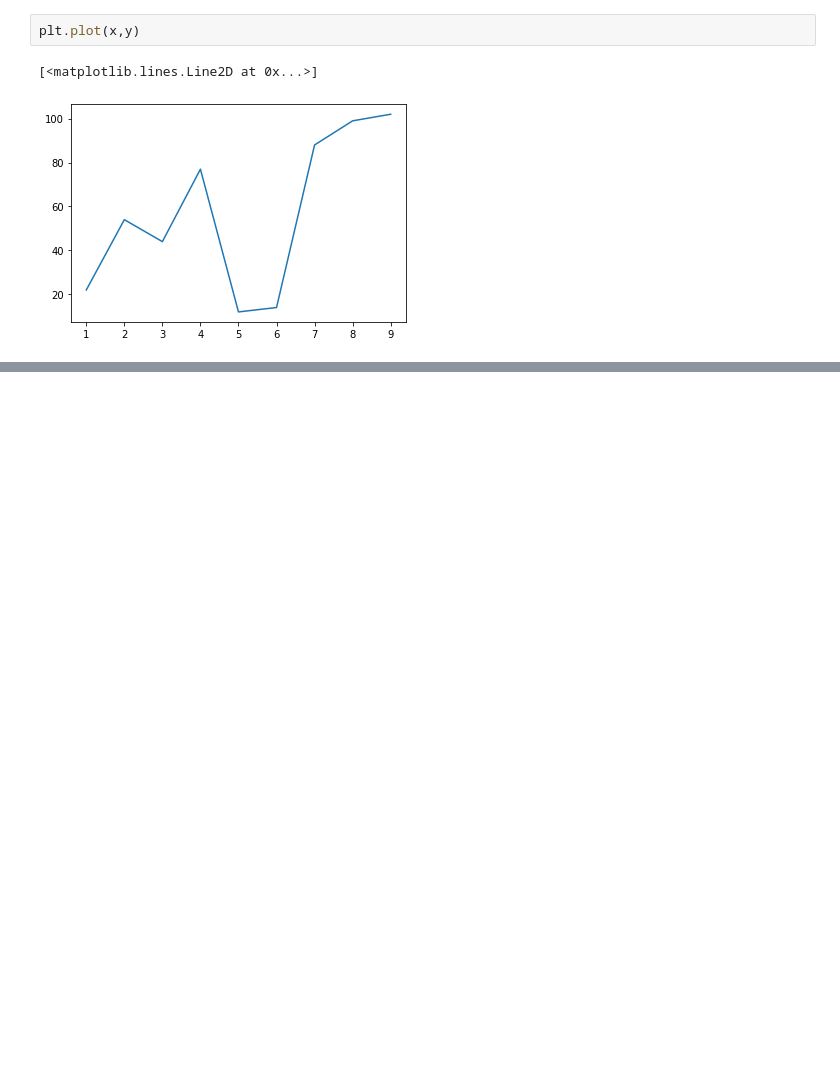
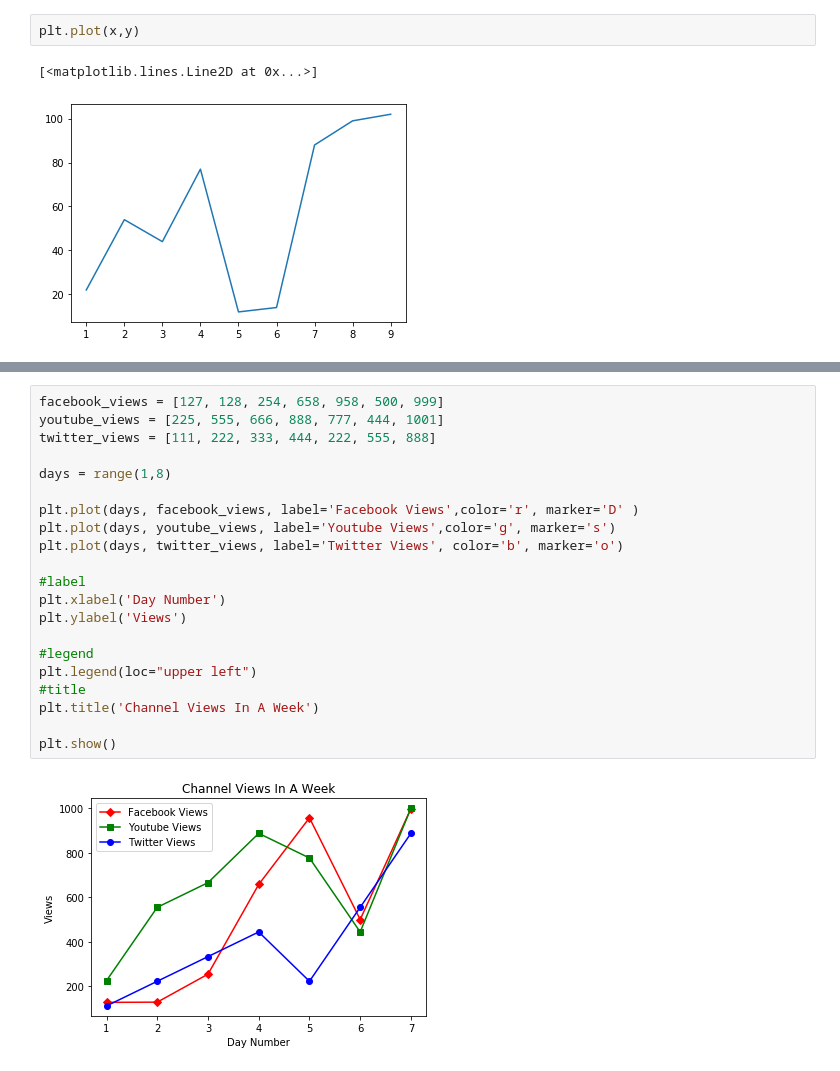
Before and after one commit to prafful/python_jan_2020, a Jupyter notebook: 07_pandas_matplotlib_01.ipynb, the cells around one changed output, grey strips where cells are left out. Cells and saved outputs as stored; diff of their text form; blank space fills up the shorter version.

```diff
--- a/07_pandas_matplotlib_01.ipynb
+++ b/07_pandas_matplotlib_01.ipynb
@@ -11,0 +35,23 @@ plt.plot(x,y)
+# %%
+facebook_views = [127, 128, 254, 658, 958, 500, 999]
+youtube_views = [225, 555, 666, 888, 777, 444, 1001]
+twitter_views = [111, 222, 333, 444, 222, 555, 888]
+
+days = range(1,8)
+
+plt.plot(days, facebook_views, label='Facebook Views',color='r', marker='D' )
+plt.plot(days, youtube_views, label='Youtube Views',color='g', marker='s')
+plt.plot(days, twitter_views, label='Twitter Views', color='b', marker='o')
+
+#label
+plt.xlabel('Day Number')
+plt.ylabel('Views')
+
+#legend
+plt.legend(loc="upper left")
+#title
+plt.title('Channel Views In A Week')
+
+plt.show()
+# %% [output]
+[figure, added]
```
Also changed, not shown: parts of 1 cell of this notebook, 5 other files.
